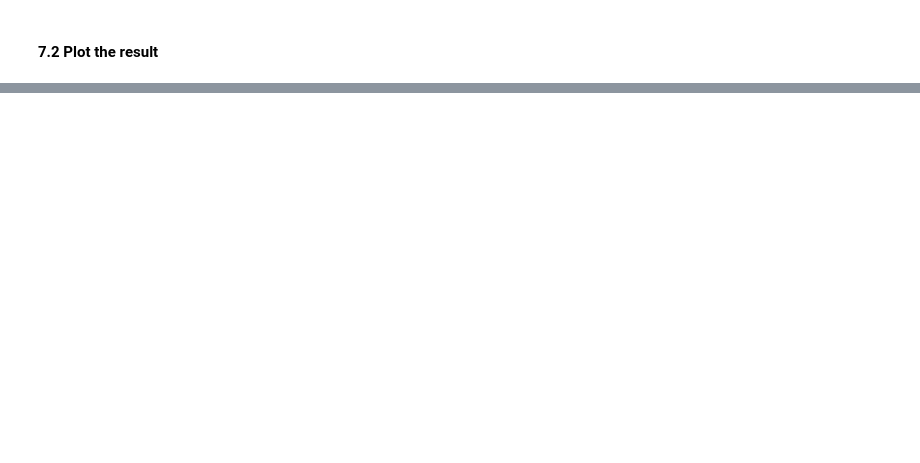
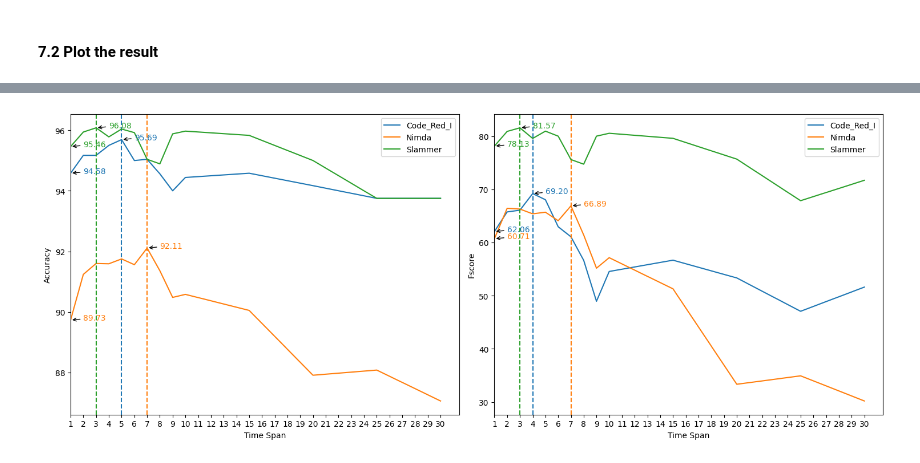
Before and after one commit to biganiseed/CyberDefense, a Jupyter notebook: xpr_BLS_historical.ipynb, the cells around one changed output, grey strips where cells are left out. Saved outputs shown, nothing was run; the diff lists cells and outputs as text; code cells hidden in the pictures; blank space fills up the shorter version.

Commit message:
Refine plot and add selecting features

```diff
--- a/xpr_BLS_historical.ipynb
+++ b/xpr_BLS_historical.ipynb
@@ -157,7 +180,7 @@ import sys
 sys.path.append('./src/VFBLS_v110')
 from bls.processing.replaceNan import replaceNan
 
-def normalizate(dataset, div = 1 ):
+def normalize(dataset, div = 1 ):
     row_index_end = dataset.shape[0] - dataset.shape[0] % div  # divisible by div, but What is div for?
     data_x = dataset[:row_index_end, 4:-1]
     replaceNan(data_x)  # Replace "nan" with 0
@@ -167,8 +190,8 @@ def normalizate(dataset, div = 1 ):
     data_y[inds1] = 2
     return data_x,data_y
 
-train_x, train_y = normalizate(train_dataset)
-test_x, test_y = normalizate(test_dataset)
+train_x, train_y = normalize(train_dataset)
+test_x, test_y = normalize(test_dataset)
 
 print("Training dataset shape: ", train_x.shape)
 print("Training labels of regular and anomaly: ", np.sum(train_y==2), np.sum(train_y==1))
@@ -278,7 +301,7 @@ def blockPrint():
 def enablePrint(old_stdout):
     sys.stdout = old_stdout
 
-time_span_list = [1, 2, 3, 4, 5, 6, 7, 8, 9, 10, 20, 30]
+time_span_list = [1, 2, 3, 4, 5, 6, 7, 8, 9, 10, 15, 20, 25, 30]
 # time_span_list = [1, 2, 3]
 data_combos = [{"train": ["Code_Red_I", "Nimda"], "test": "Slammer"},
                 {"train": ["Nimda", "Slammer"], "test": "Code_Red_I"},
@@ -293,8 +316,9 @@ for combo in data_combos:
         train_datasets = aggregate_datasets(raw_train_datasets, time_span)
         test_dataset = aggregate_rows(datasets[combo["test"]], time_span)
         train_dataset = concatenate_datasets(train_datasets)
-        train_x, train_y = normalizate(train_dataset)
-        test_x, test_y = normalizate(test_dataset)
+        train_dataset, test_dataset = select_features(train_dataset, test_dataset)
+        train_x, train_y = normalize(train_dataset)
+        test_x, test_y = normalize(test_dataset)
         old_stdout = blockPrint()
         predicted_list = train_test(train_x, train_y, test_x)
         enablePrint(old_stdout)
@@ -376,0 +359,43 @@ plt.show()
+# %%
+import numpy as np
+import matplotlib.pyplot as plt
+
+# Plot each series in a subplot
+def subplot(label, series, ax, data_column):
+    for series in series:
+        mask = np.array([row[1] == series for row in results])
+        x = results[mask, 2].astype(int)
+        y = results[mask, data_column].astype(float)
+        line = ax.plot(x, y, label=series)[0]
+
+        # Add annotation for the point of baseline
+        ax.annotate(f'{y[0]:.2f}', xy=(x[0], y[0]), xytext=(x[0] + 1, y[0]),
+                    color=ax.lines[-1].get_color(), arrowprops=dict(arrowstyle='->'))
+
+        # Find the index of the maximum value in y
+        max_idx = np.argmax(y)
+        max_x = x[max_idx]
+        max_y = y[max_idx]
+
+        # Draw a vertical line at the maximum value
+        ax.axvline(x=max_x, color=ax.lines[-1].get_color(), linestyle='--')
+
+        # Annotate the maximum value
+        ax.annotate(f'{max_y:.2f}', xy=(max_x, max_y), xytext=(max_x + 1, max_y),
+                    color=ax.lines[-1].get_color(), arrowprops=dict(arrowstyle='->'))
+
+    ax.set_xlabel('Time Span')
+    ax.set_ylabel(label)
+    ax.set_xlim(left=1)
+    ax.set_xticks(range(1, max(results[1:, 2].astype(int)) + 1))
+    ax.legend()
+
+series = np.unique(results[1:, 1])
+fig, (ax1, ax2) = plt.subplots(1, 2, figsize=(15, 6))
+subplot('Accuracy', series, ax1, 3)
+subplot('Fscore', series, ax2, 4)
+
+plt.tight_layout()
+plt.show()
+# %% [output]
+[figure, added]
```
Also changed, not shown: parts of 11 cells of this notebook.
